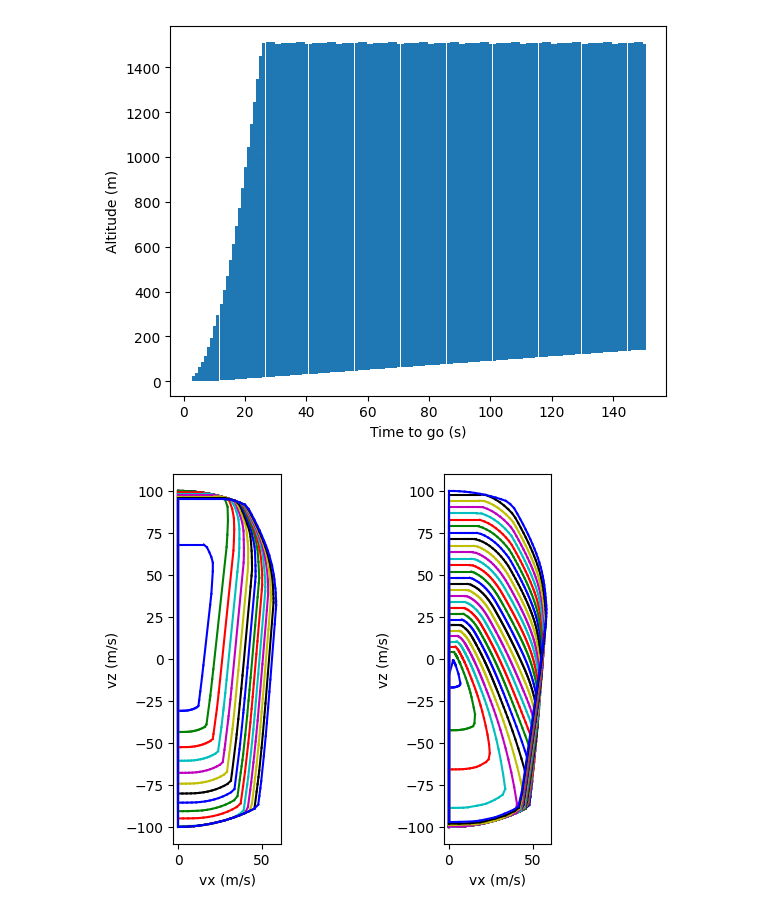
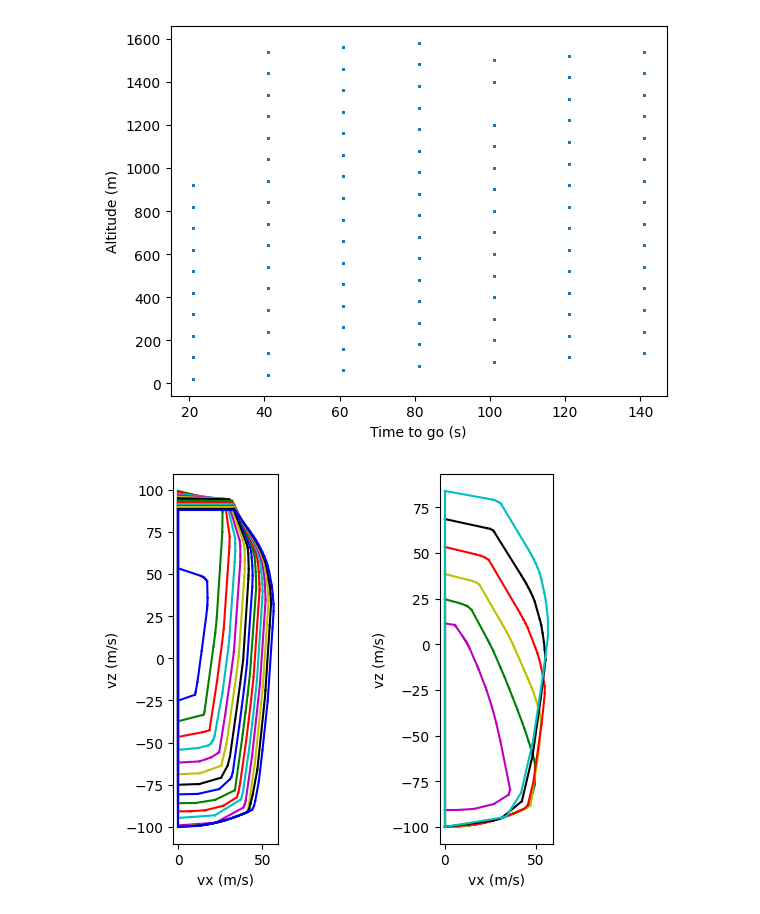
Before and after one commit to kentotomita/learning-hda-reachability, a Jupyter notebook: dev/analyze_controllableset.ipynb, the cells around one changed output. Cells and saved outputs as stored; diff of their text form; code cells hidden in the pictures.

```diff
--- a/dev/analyze_controllableset.ipynb
+++ b/dev/analyze_controllableset.ipynb
@@ -41,16 +41,16 @@ def vis_data_grouped(data, name, groupby='alt'):
     ax.set_ylabel(y_label)
     plt.show()
 # %%
-data = np.load("../out/controllable_set/20231107-182503/data.npy")
+data = np.load("../out/controllable_set/20231108-144422/data.npy")
 data = data[(data[:, 3] >= 0)]
 
 fig, ax = plt.subplots()
 ax.scatter(data[:, 7], data[:, 2], s=1, alpha=0.5)
 ax.set_ylabel('Altitude (m)')
 ax.set_xlabel('Time to go (s)')
 plt.show()
 # %% [output]
-[figure, old version]
+[figure, new version]
 # %%
 fig, axs = plt.subplots(1, 2)
 
@@ -90,7 +90,7 @@ for ax in axs:
     ax.set_aspect('equal', 'box')
 plt.show()
 # %% [output]
-[figure, old version]
+[figure, new version]
 # %%
 vz_data = data[:, [5, 2, 7]]
 vis_data_grouped(vz_data, "vz", groupby='alt')
```
Also changed, not shown: parts of 10 cells of this notebook, 1 other file.
